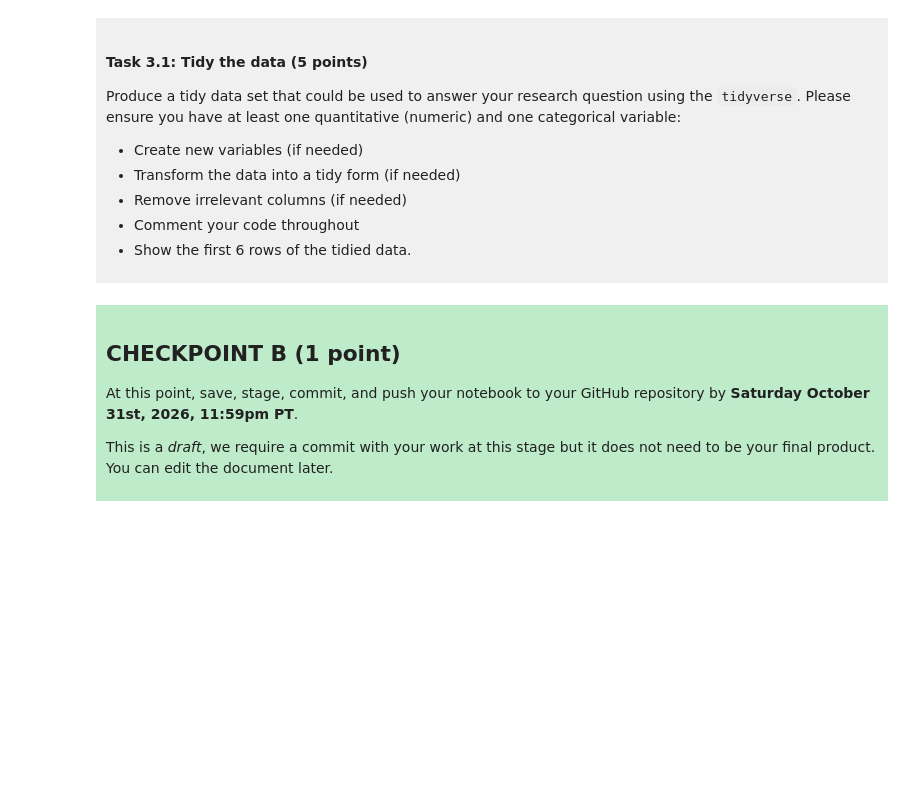
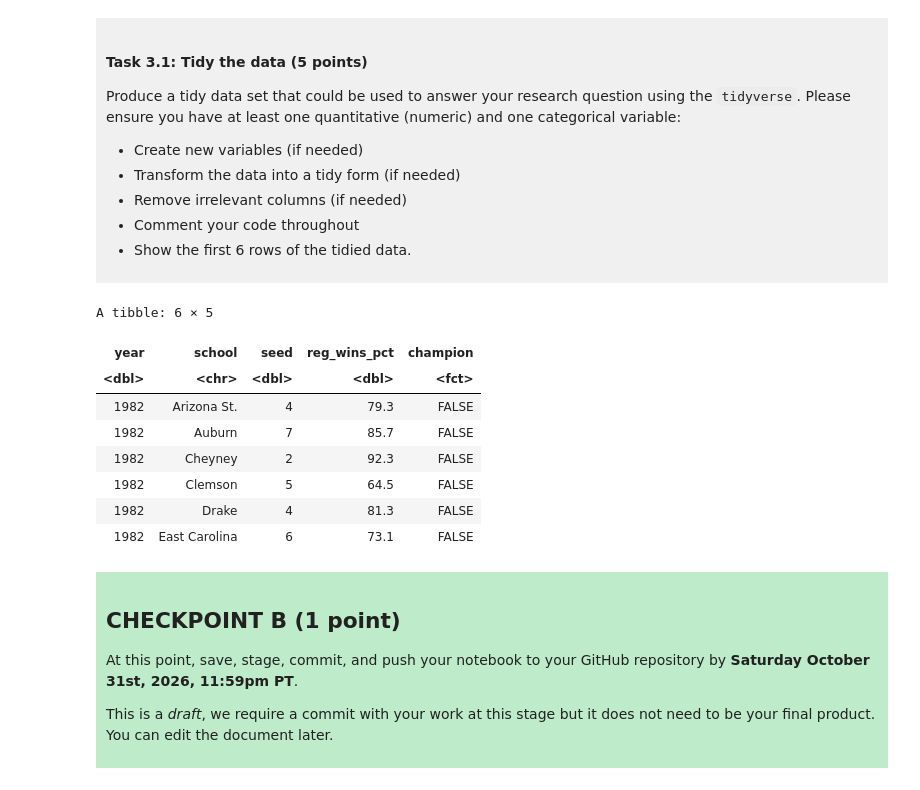
Before and after one commit to Hankin07/dsci-100-project-Hankin-Zhao, a Jupyter notebook: dsci-100-project-notebook.ipynb, the cells around one changed output. Saved outputs shown, nothing was run; the diff lists cells and outputs as text; code cells hidden in the pictures; blank space fills up the shorter version.

```diff
--- a/dsci-100-project-notebook.ipynb
+++ b/dsci-100-project-notebook.ipynb
@@ -189,7 +220,33 @@ Produce a tidy data set that could be used to answer your research question usin
 
 </div>
 # %%
-### EDIT THIS CODE CELL ###
+library(tidyverse)
+
+# Select relative columns and create the new championship variable
+champ_data <- March_madness |>
+    # Only keep the variables needed for research question
+    select(year, school, seed, reg_wins_pct, tourney_finish) |>
+    # Remove rows without data
+    filter(!is.na(seed), !is.na(reg_wins_pct)) |>
+    # Remove special designation seed == 0 from 1983
+    filter(seed != 0) |>
+    # Create new variable that true if the team won the championship
+    mutate(champion = as_factor(tourney_finish == "champ")) |>
+    # Drop tourney_finish since champion replaces it
+    select(year, school, seed, reg_wins_pct, champion)
+
+# Show the first 6 rows of tidied data
+slice(champ_data, 1:6)
+# %% [output]
+A tibble: 6 × 5
+| year | school | seed | reg_wins_pct | champion |
+| <dbl> | <chr> | <dbl> | <dbl> | <fct> |
+| 1982 | Arizona St. | 4 | 79.3 | FALSE |
+| 1982 | Auburn | 7 | 85.7 | FALSE |
+| 1982 | Cheyney | 2 | 92.3 | FALSE |
+| 1982 | Clemson | 5 | 64.5 | FALSE |
+| 1982 | Drake | 4 | 81.3 | FALSE |
+| 1982 | East Carolina | 6 | 73.1 | FALSE |
 # %% [markdown]
 <div style="background-color: #beebca; padding: 10px;">
 
```
Also changed, not shown: parts of 3 cells of this notebook.
